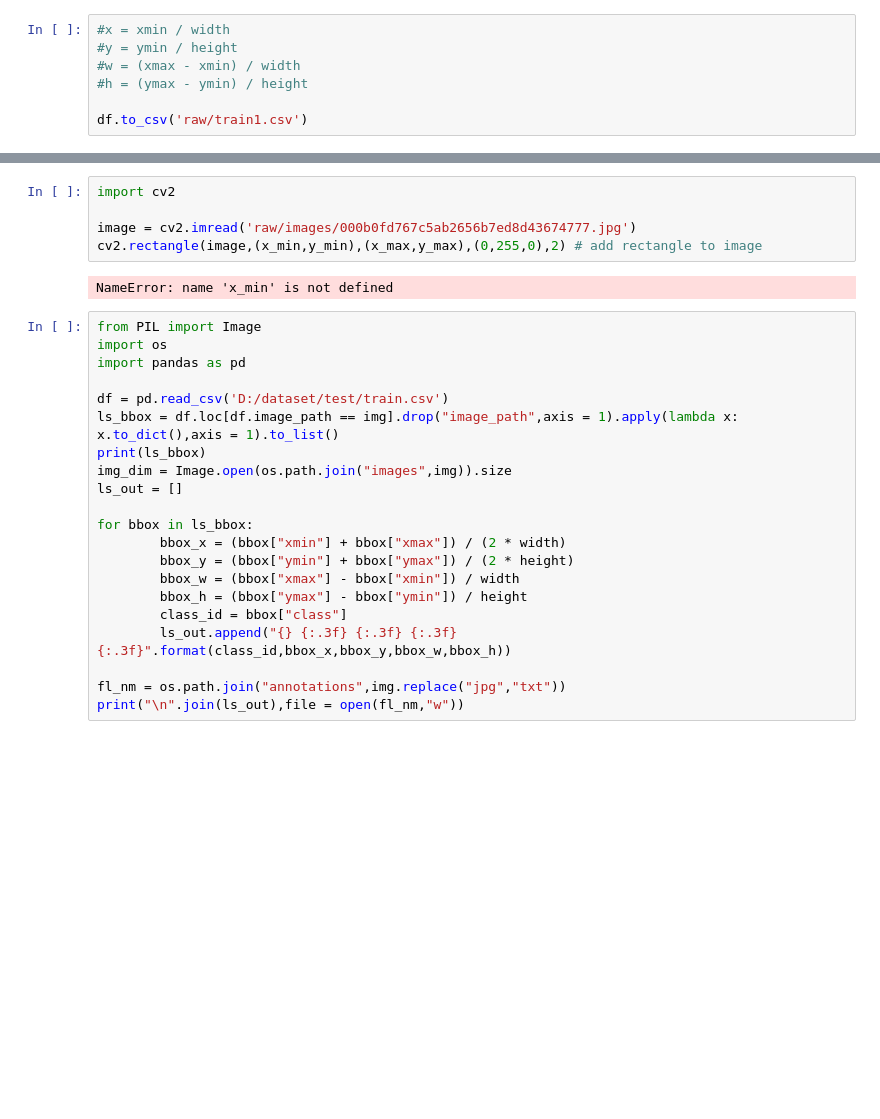
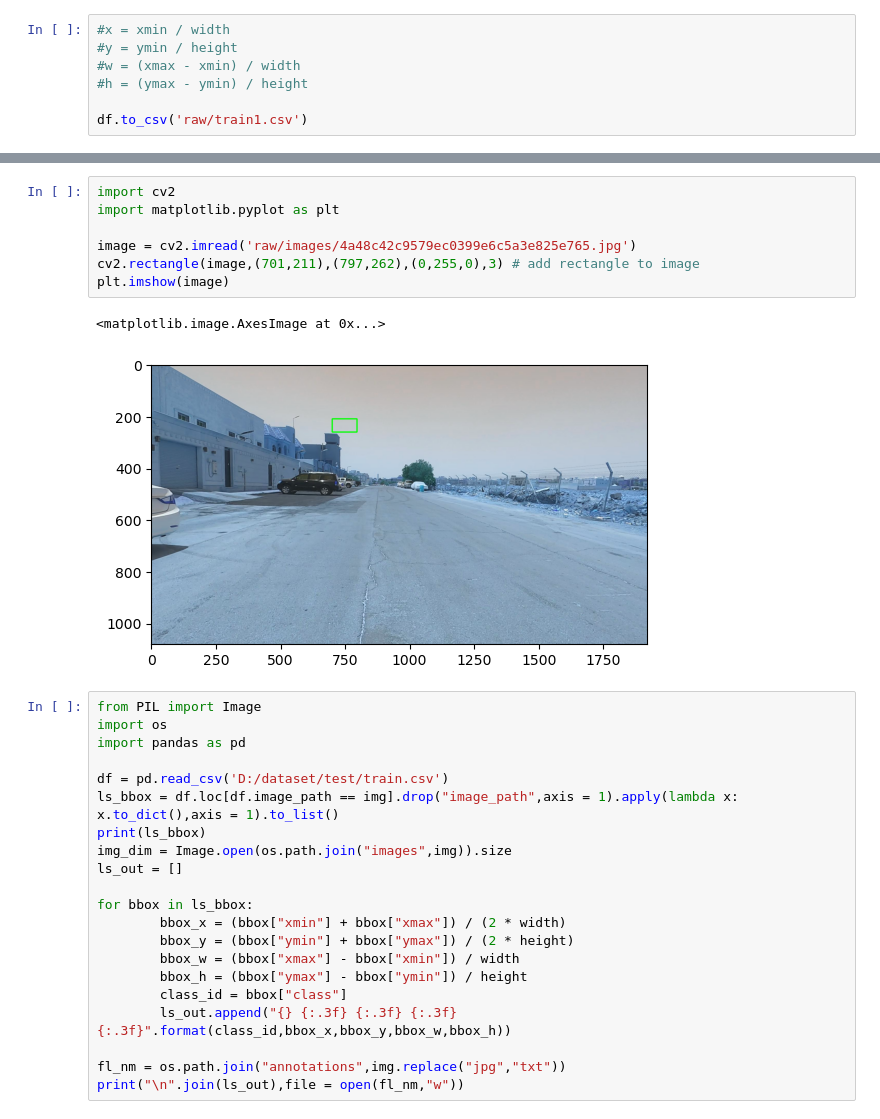
Before and after one commit to AbdulazizAlswaji/street-pollution-ai, a Jupyter notebook: Untitled6.ipynb, the cells around one changed output, grey strips where cells are left out. Drawn from its saved outputs; the diff is of its cells as text; blank space fills up the shorter version.

```diff
--- a/Untitled6.ipynb
+++ b/Untitled6.ipynb
@@ -36,10 +55,13 @@ df.to_csv('raw/train1.csv')
 # %%
 import cv2
+import matplotlib.pyplot as plt
 
-image = cv2.imread('raw/images/000b0fd767c5ab2656b7ed8d43674777.jpg')
-cv2.rectangle(image,(x_min,y_min),(x_max,y_max),(0,255,0),2) # add rectangle to image
+image = cv2.imread('raw/images/4a48c42c9579ec0399e6c5a3e825e765.jpg')
+cv2.rectangle(image,(701,211),(797,262),(0,255,0),3) # add rectangle to image
+plt.imshow(image)
 # %% [output]
-NameError: name 'x_min' is not defined
+<matplotlib.image.AxesImage at 0x...>
+[figure, added]
 # %%
 from PIL import Image
 import os
```
Also changed, not shown: parts of 1 cell of this notebook, 1 other file.
